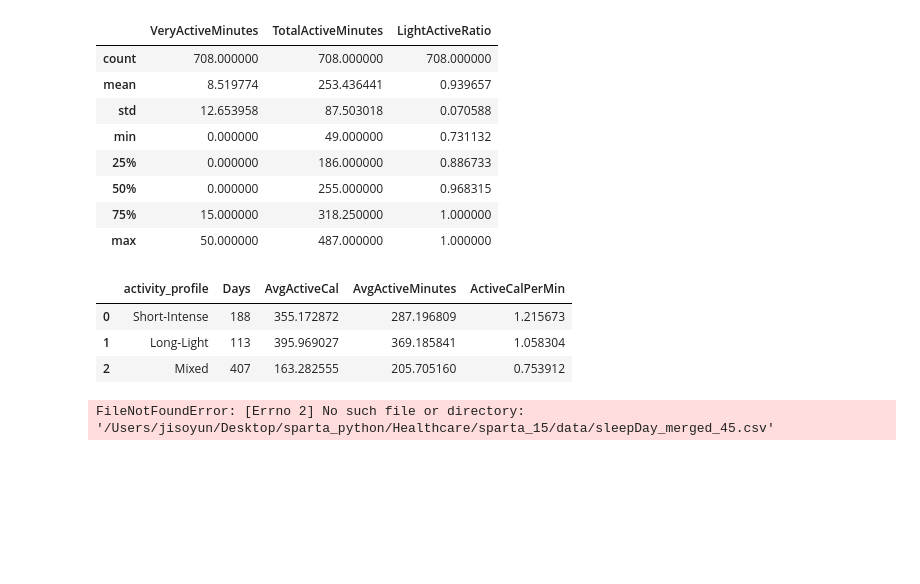
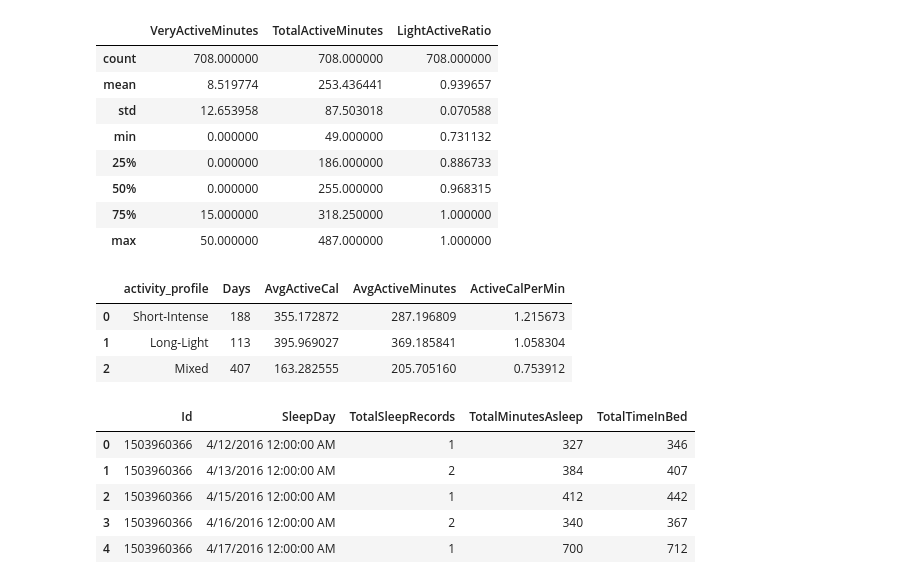
Before and after one commit to jeesy95-creator/sparta_15, a Jupyter notebook: notebooks/Soyun.ipynb, the cells around one changed output. Cells and saved outputs as stored; diff of their text form; code cells hidden in the pictures; blank space fills up the shorter version.

```diff
--- a/notebooks/Soyun.ipynb
+++ b/notebooks/Soyun.ipynb
@@ -1450,9 +1450,14 @@ profile_eff
 # %%
 #수면 패턴 분석
 sleep = pd.read_csv(
-    "/Users/jisoyun/Desktop/sparta_python/Healthcare/sparta_15/data/sleepDay_merged_45.csv"
+    "/Users/jisoyun/Desktop/sparta_python/Healthcare/sparta_15/data/sleepDay_merged 45.csv"
 )
 
 sleep.head()
 # %% [output]
-FileNotFoundError: [Errno 2] No such file or directory: '/Users/jisoyun/Desktop/sparta_python/Healthcare/sparta_15/data/sleepDay_merged_45.csv'
+|  | Id | SleepDay | TotalSleepRecords | TotalMinutesAsleep | TotalTimeInBed |
+| 0 | 1503960366 | 4/12/2016 12:00:00 AM | 1 | 327 | 346 |
+| 1 | 1503960366 | 4/13/2016 12:00:00 AM | 2 | 384 | 407 |
+| 2 | 1503960366 | 4/15/2016 12:00:00 AM | 1 | 412 | 442 |
+| 3 | 1503960366 | 4/16/2016 12:00:00 AM | 2 | 340 | 367 |
+| 4 | 1503960366 | 4/17/2016 12:00:00 AM | 1 | 700 | 712 |
```
Also changed, not shown: parts of 7 cells of this notebook, 1 other file.
